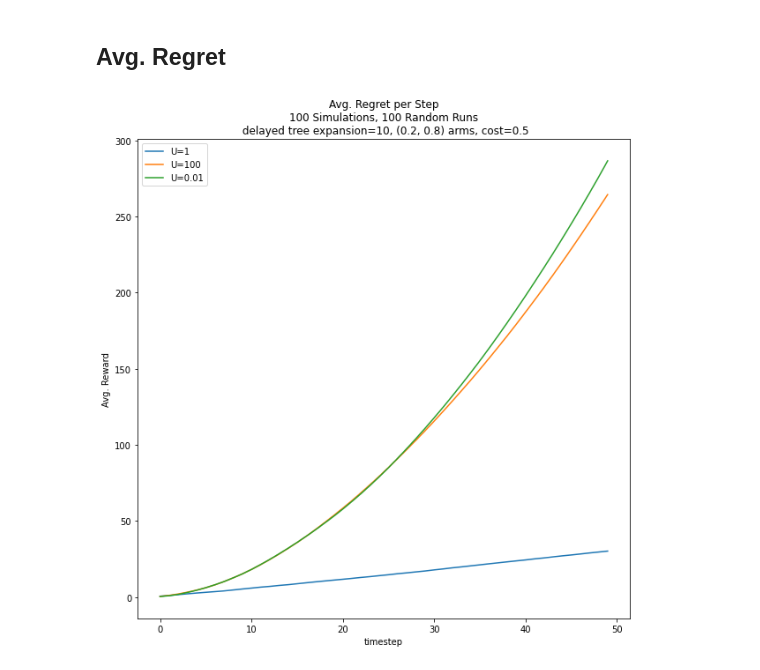
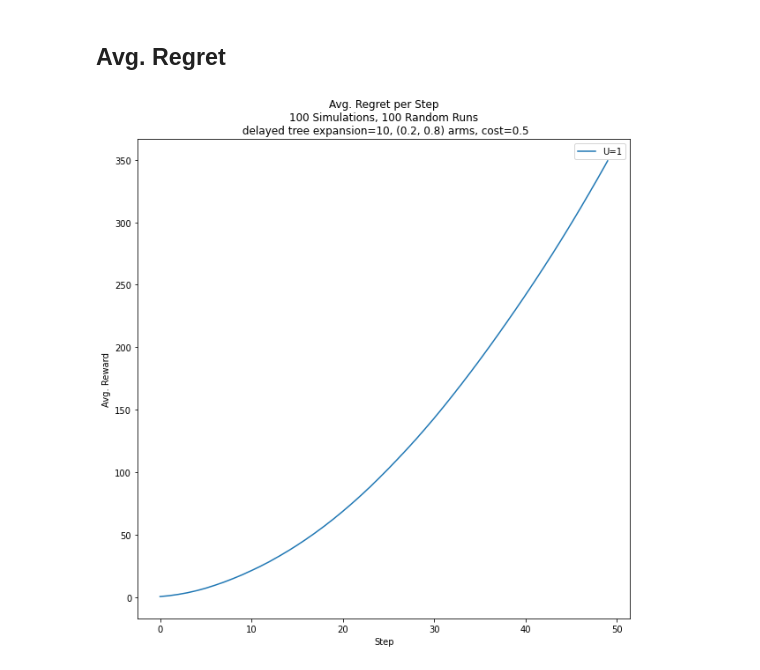
Before and after one commit to dvirla/ARLBayesMCTS, a Jupyter notebook: fixed_query_analysis.ipynb, the cells around one changed output. Saved outputs shown, nothing was run; the diff lists cells and outputs as text; code cells hidden in the pictures.

```diff
--- a/fixed_query_analysis.ipynb
+++ b/fixed_query_analysis.ipynb
@@ -18,4 +18,4 @@ random.seed(42)
 arm_dist_title = 'Arms Distribution={0.2, 0.8}'
 cost = "1, in_factor=2, dec_factor=0.5"
 # %%
-df_no_cost_sanity_check = pd.read_csv('./records_tests/test_record_100_sim_1_exp_100_runs_10_tree_no_cost_arm_1.csv')
+df = pd.read_csv('./records_tests/test_record_1000_sim_1_exp_100_runs_10_tree.csv')
@@ -87,13 +62,12 @@ plt.show()
 ## Avg. Regret
 # %%
 fig, ax = plt.subplots(1,1,figsize=(10,10))
-df_fixed_cost_sanity_check.groupby(['timestep']).mean()['reward'].expanding().sum().plot(
+df.groupby(['timestep']).mean()['regret'].expanding().sum().plot(
         ax=ax, title='Avg. Regret per Step\n100 Simulations, 100 Random Runs\n delayed tree expansion=10, (0.2, 0.8) arms, cost=0.5', xlabel='Step', ylabel='Avg. Reward', label='U=1')
 
-df_fixed_cost_100_exp.groupby(['timestep']).mean()['regret'].expanding().sum().plot(ax=ax, label='U=100')
-df_fixed_cost_001_exp.groupby(['timestep']).mean()['regret'].expanding().sum().plot(ax=ax, label='U=0.01')
+# df_fixed_cost_100_exp.groupby(['timestep']).mean()['regret'].expanding().sum().plot(ax=ax, label='U=100')
 
 ax.legend()
 plt.show()
 # %% [output]
-[figure, old version]
+[figure, new version]
```
Also changed, not shown: parts of 10 cells of this notebook, 1 other file.
